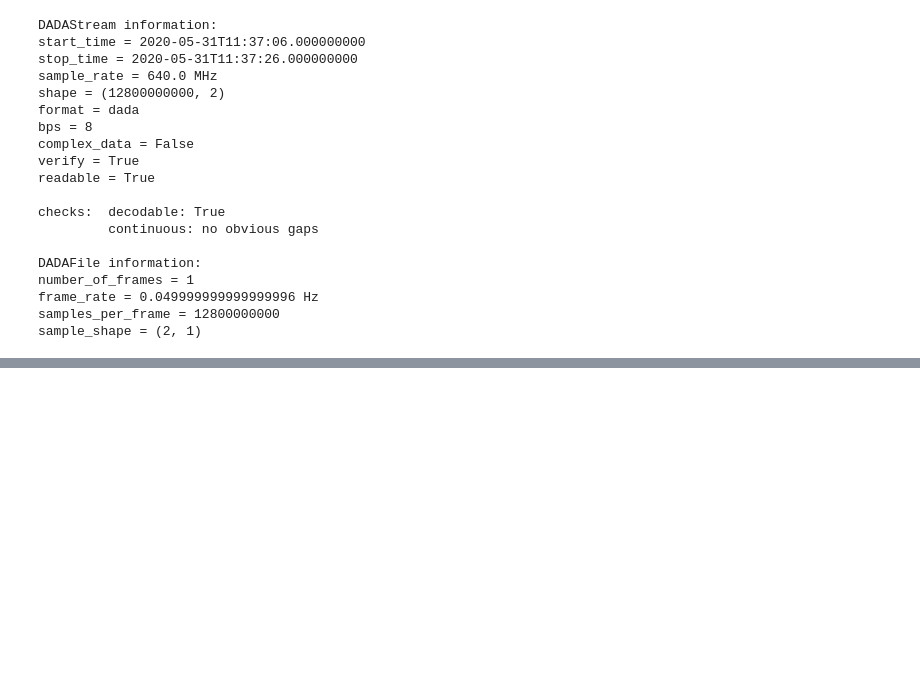
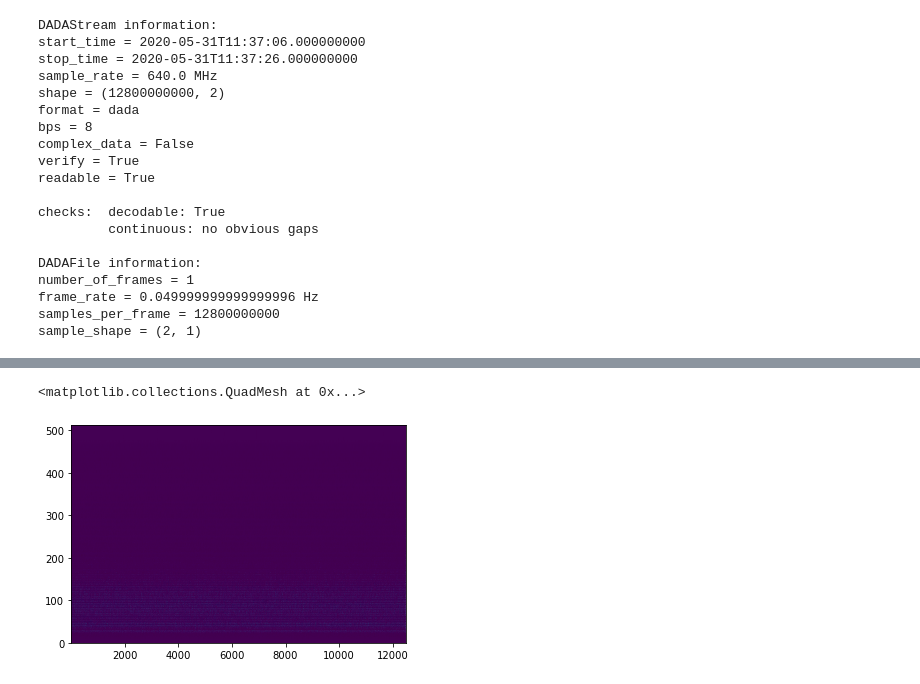
Before and after one commit to KazAndr/test_modules, a Jupyter notebook: baseband/testingarea.ipynb, the cells around one changed output, grey strips where cells are left out. Saved outputs shown, nothing was run; the diff lists cells and outputs as text; code cells hidden in the pictures; blank space fills up the shorter version.

```diff
--- a/baseband/testingarea.ipynb
+++ b/baseband/testingarea.ipynb
@@ -64,0 +73,7 @@ sample_shape = (2, 1)
+# %%
+f, t, Sxx = signal.spectrogram(part, 1024)
+# %%
+plt.pcolormesh(t, f, Sxx, shading='gouraud')
+# %% [output]
+<matplotlib.collections.QuadMesh at 0x...>
+[figure, added]
```
Also changed, not shown: parts of 16 cells of this notebook.
